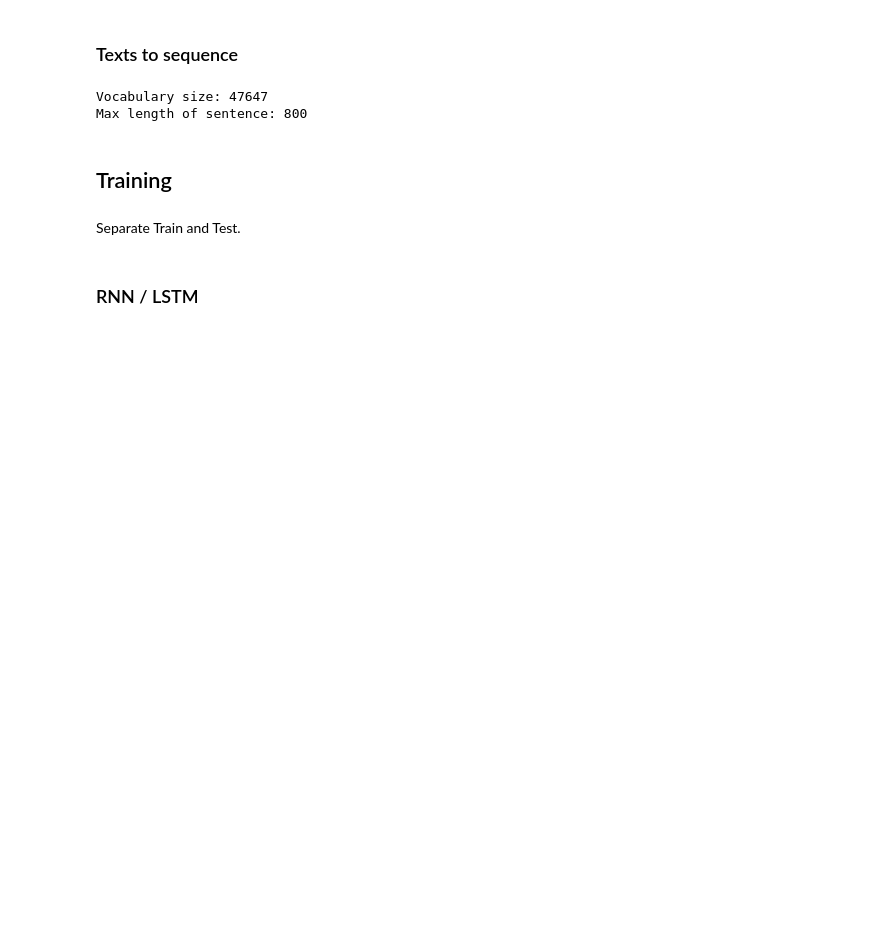
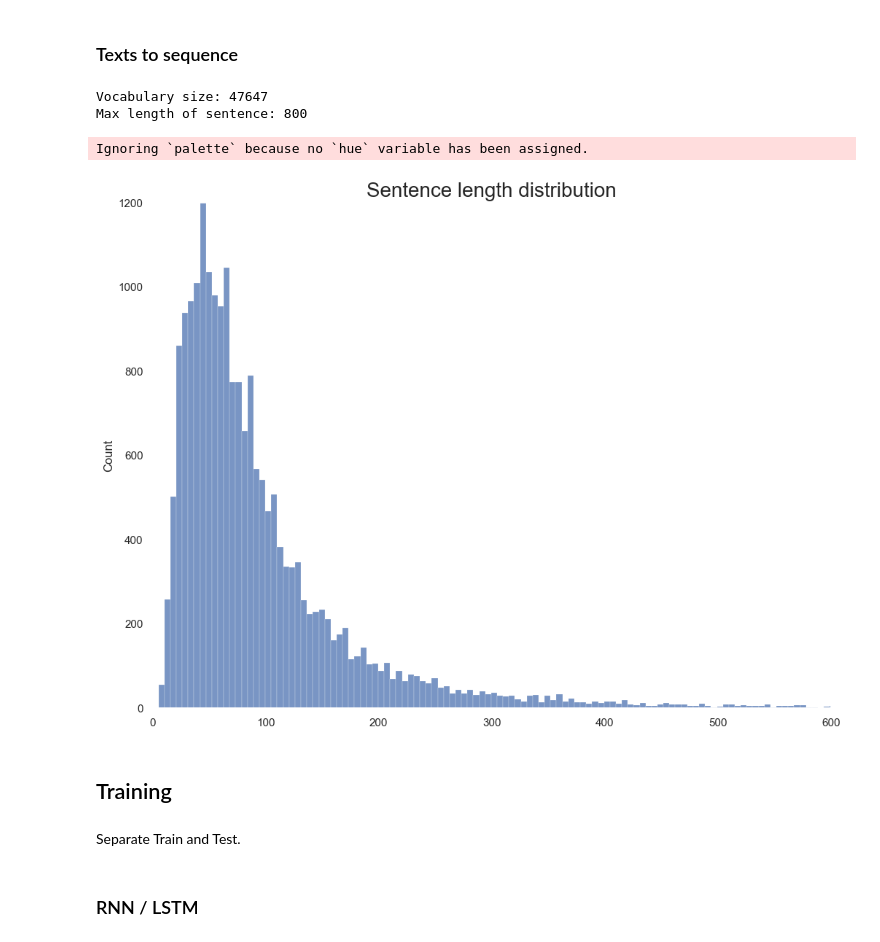
Before and after one commit to adrinoca/Tripadvisor-ML, a Jupyter notebook: tripadvisor_analysis.ipynb, the cells around one changed output. Drawn from its saved outputs; the diff is of its cells as text; code cells hidden in the pictures; blank space fills up the shorter version.

```diff
--- a/tripadvisor_analysis.ipynb
+++ b/tripadvisor_analysis.ipynb
@@ -497,5 +459,8 @@ Ignoring `palette` because no `hue` variable has been assigned.
 # %% [markdown]
 ### Texts to sequence
+# %%
+sequences = tokenizer.texts_to_sequences(data2["Review"].values)
+X = pad_sequences(sequences, padding='post', maxlen=800)
 # %%
 max_length = max([len(x) for x in X])
 vocab_size = len(tokenizer.word_index)+1
@@ -517,6 +480,19 @@ y = y.map({1: 0,
             4: 3,
             5: 4
            })
+# %%
+fig, ax = plt.subplots()
+sns.set(rc={'figure.figsize':(12,9)})
+length_dist = [len(seq) for seq in sequences]
+sns.histplot(length_dist,palette="pastel")
+ax.patch.set_visible(False)
+ax.set_xlim(0,600)
+ax.set_ylim(0,1200)
+ax.set_title("Sentence length distribution",fontsize=20);
+plt.show()
+# %% [output]
+Ignoring `palette` because no `hue` variable has been assigned.
+[figure, added]
 # %% [markdown]
 ## Training
 # %% [markdown]
```
Also changed, not shown: parts of 22 cells of this notebook.
